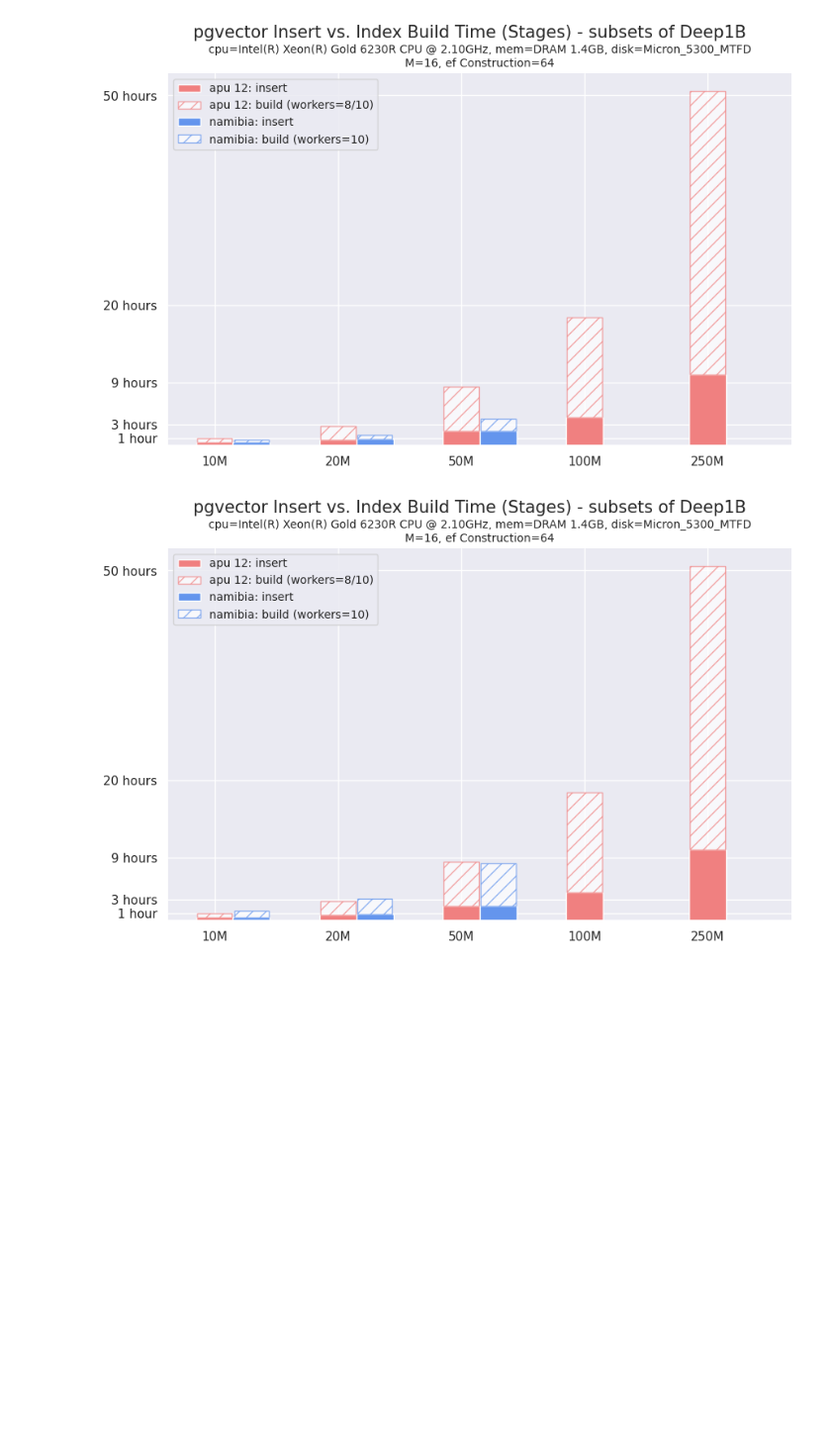
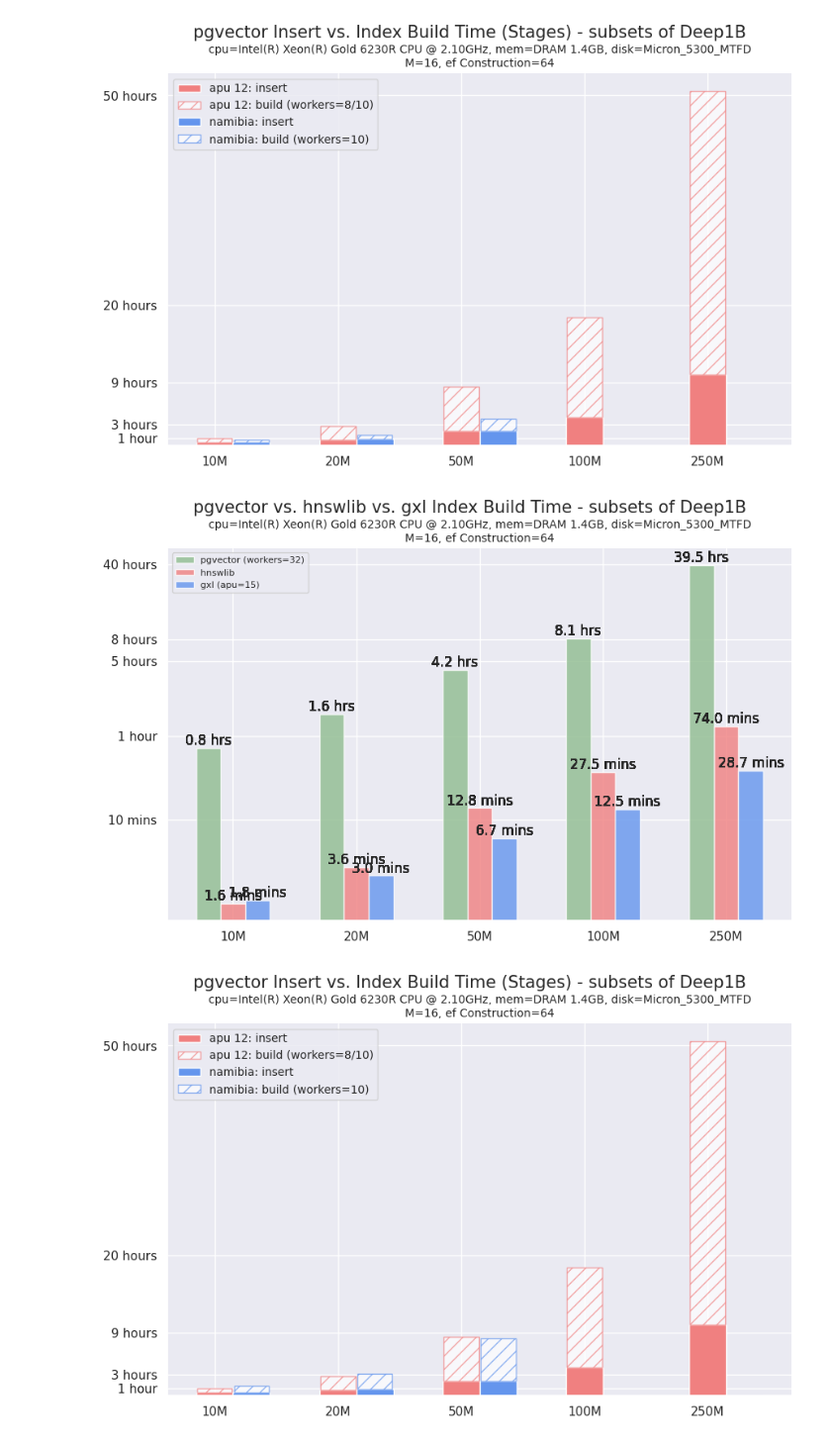
Before and after one commit to iamsabhoho/pgvector, a Jupyter notebook: gsi/analyze.ipynb, the cells around one changed output. Shown: that part at 99% size. Cells and saved outputs as stored; diff of their text form; code cells hidden in the pictures; blank space fills up the shorter version.

```diff
--- a/gsi/analyze.ipynb
+++ b/gsi/analyze.ipynb
@@ -614,6 +603,82 @@ with sns.axes_style("white"):
     plt.show()
 # %% [output]
 [figure]
+# %%
+import seaborn as sns
+
+# data
+pg_lst = [2788, 5794, 14944, 29252, 142065]
+
+# hnswlib vanilla
+hnswlib_lst = [98.77, 213.45, 766.100065, 1647.98, 4441.59]
+
+# gxl: 15 apu
+gxl_lst = [106.1, 179.34, 403.191211, 749.99, 1720.91]
+
+t1 = np.array(pg_lst)
+t2 = np.array(hnswlib_lst)
+t3 = np.array(gxl_lst)
+
+# data sizes
+sizes = ['10M', '20M', '50M', '100M', '250M']
+
+with sns.axes_style("white"):
+    sns.set_style("ticks")
+    sns.set_context("talk")
+    sns.set(rc={'figure.figsize':(10, 6)})
+
+    # plot details
+    bar_width = 0.2
+    epsilon = 0.015
+    line_width = 1
+    opacity = 0.7
+
+    pos1 = np.arange(len(t1))
+    pos2 = pos1 + bar_width
+    pos3 = pos2 + bar_width
+
+    fig, ax = plt.subplots()
+    plt.yscale("log")
+
+    b1 = plt.bar(pos1, t1, bar_width, color='darkseagreen', label='pgvector (workers=32)', alpha=0.8)
+    b2 = plt.bar(pos2, t2, bar_width, color='lightcoral', label='hnswlib', alpha=0.8)
+    b3 = plt.bar(pos3, t3, bar_width, color='cornflowerblue', label='gxl (apu=15)', alpha=0.8)
+
+    for i in range(len(ax.patches)):
+        # 0, 1
+        for i in [0, 1, 2, 3, 4]:
+            patch = ax.patches[i]
+            lbl = round(patch.get_height()/3600, 1)
+            ax.text(patch.get_x() + patch.get_width()/2, patch.get_height(), '{} hrs'.format(lbl),
+            verticalalignment='bottom', horizontalalignment='center')
+
+        # 2, 3
+        for i in [5, 6, 7, 8, 9]:
+            patch = ax.patches[i]
+            lbl = round(patch.get_height()/60, 1)
+            ax.text(patch.get_x() + patch.get_width()/2, patch.get_height(), '{} mins'.format(lbl),
+            verticalalignment='bottom', horizontalalignment='center')
+
+        # 4, 5
+        for i in [10, 11, 12, 13, 14]:
+            patch = ax.patches[i]
+            lbl = round(patch.get_height()/60, 1)
+            ax.text(patch.get_x() + patch.get_width()/2, patch.get_height(), '{} mins'.format(lbl),
+            verticalalignment='bottom', horizontalalignment='center')
+
+
+    plt.xticks(pos2, sizes)
+    plt.yticks([ 600, 3600, 18000, 28800, 144000 ], ['10 mins', '1 hour', '5 hours', '8 hours', '40 hours'])
+    plt.legend(loc='upper left', fontsize=8)
+    sns.despine()
+
+    plt.suptitle('pgvector vs. hnswlib vs. gxl Index Build Time - subsets of Deep1B', fontsize=15)
+    plt.title('cpu=Intel(R) Xeon(R) Gold 6230R CPU @ 2.10GHz, mem=DRAM 1.4GB, disk=Micron_5300_MTFD\nM=16, ef Construction=64', fontsize=10)
+
+    plt.savefig('results/vis/pgvector_hnswlib_gxl_index_build_time_total.png', bbox_inches="tight")
+    plt.show()
+# %% [output]
+[figure, added]
 # %%
 # stacked old
 # pgvector insert vs index build
```
Also changed, not shown: parts of 4 cells of this notebook, 12 other files.
